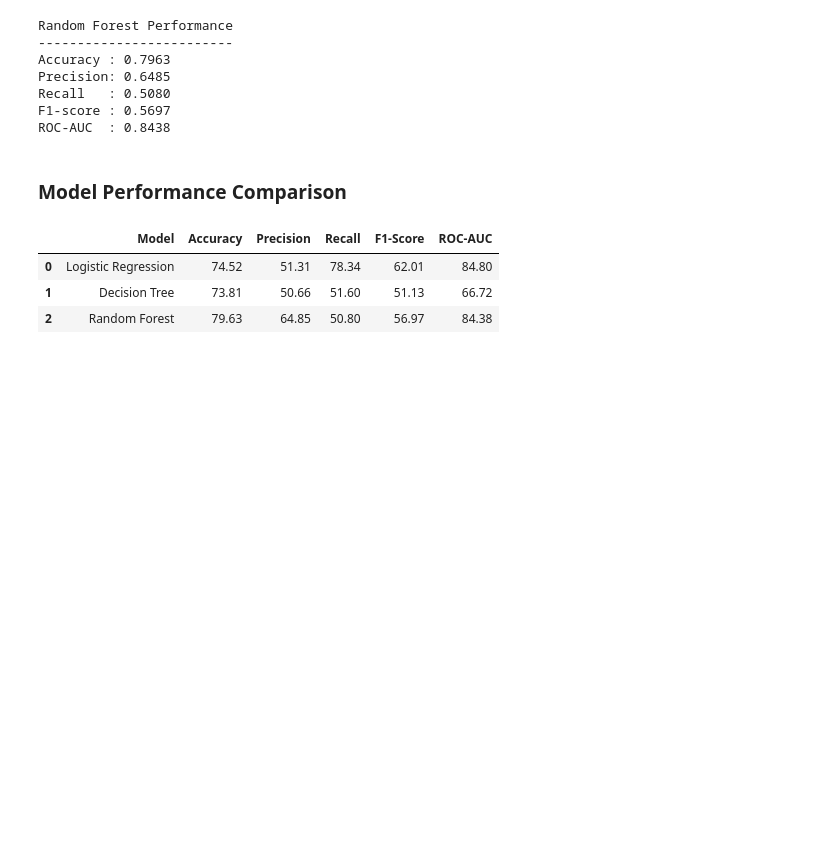
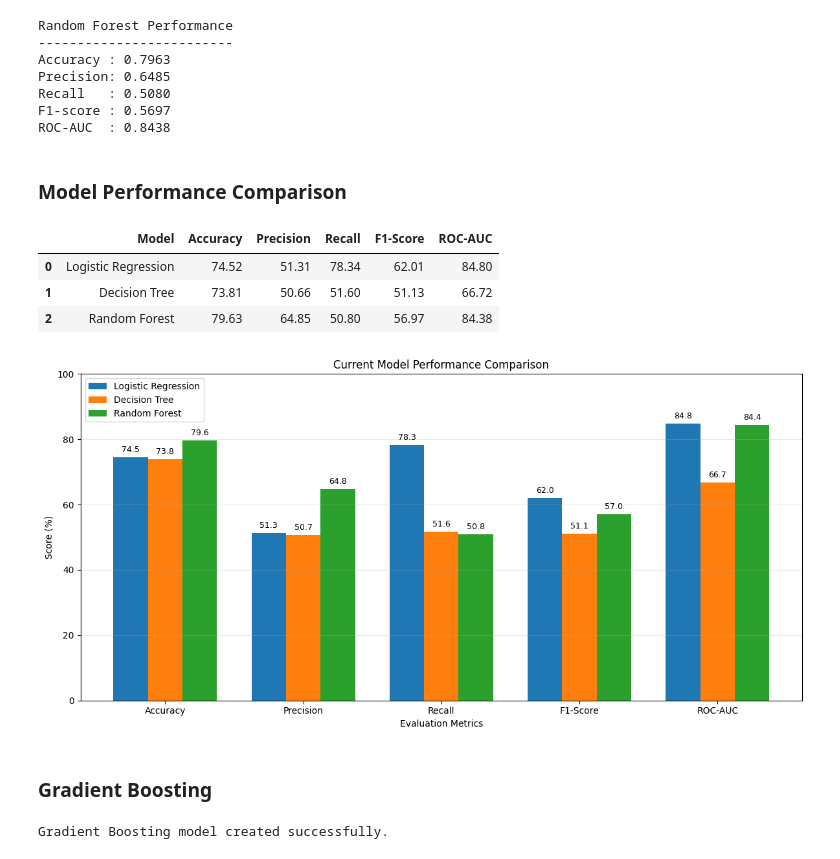
Before and after one commit to AchalaSharma/churn-prediction-project, a Jupyter notebook: notebooks/01_Data_Understanding_and_Initial_EDA.ipynb, the cells around one changed output. Saved outputs shown, nothing was run; the diff lists cells and outputs as text; code cells hidden in the pictures; blank space fills up the shorter version.

```diff
--- a/notebooks/01_Data_Understanding_and_Initial_EDA.ipynb
+++ b/notebooks/01_Data_Understanding_and_Initial_EDA.ipynb
@@ -1992,3 +1992,79 @@ model_results_display
 | 0 | Logistic Regression | 74.52 | 51.31 | 78.34 | 62.01 | 84.80 |
 | 1 | Decision Tree | 73.81 | 50.66 | 51.60 | 51.13 | 66.72 |
 | 2 | Random Forest | 79.63 | 64.85 | 50.80 | 56.97 | 84.38 |
+# %%
+import matplotlib.pyplot as plt
+import numpy as np
+
+# Model names
+models = model_results['Model'].tolist()
+
+# Metrics
+metrics = [
+    'Accuracy',
+    'Precision',
+    'Recall',
+    'F1-Score',
+    'ROC-AUC'
+]
+
+# Convert metric values to percentages
+performance = model_results[metrics].values * 100
+
+# Set positions
+x = np.arange(len(metrics))
+width = 0.25
+
+# Create figure
+plt.figure(figsize=(12, 6))
+
+# Plot bars
+for i, model in enumerate(models):
+    plt.bar(
+        x + (i - 1) * width,
+        performance[i],
+        width,
+        label=model
+    )
+
+# Formatting
+plt.xlabel('Evaluation Metrics')
+plt.ylabel('Score (%)')
+plt.title('Current Model Performance Comparison')
+plt.xticks(x, metrics)
+plt.ylim(0, 100)
+plt.legend()
+plt.grid(axis='y', alpha=0.3)
+
+# Add value labels
+for i in range(len(models)):
+    for j in range(len(metrics)):
+        plt.text(
+            x[j] + (i - 1) * width,
+            performance[i, j] + 1,
+            f'{performance[i, j]:.1f}',
+            ha='center',
+            va='bottom',
+            fontsize=9
+        )
+
+plt.tight_layout()
+plt.show()
+# %% [output]
+[figure, added]
+# %% [markdown]
+### Gradient Boosting
+# %%
+from sklearn.ensemble import GradientBoostingClassifier
+
+# Create Gradient Boosting model
+gradient_boosting_model = GradientBoostingClassifier(
+    n_estimators=100,
+    learning_rate=0.1,
+    max_depth=3,
+    random_state=42
+)
+
+print("Gradient Boosting model created successfully.")
+# %% [output]
+Gradient Boosting model created successfully.
```
Also changed, not shown: parts of 25 cells of this notebook.
